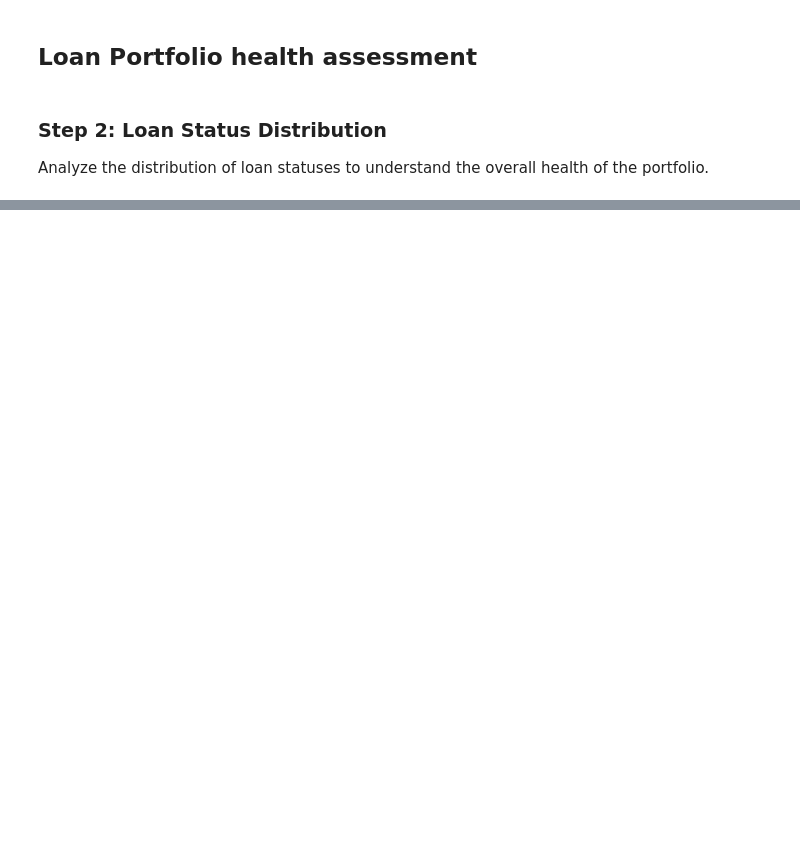
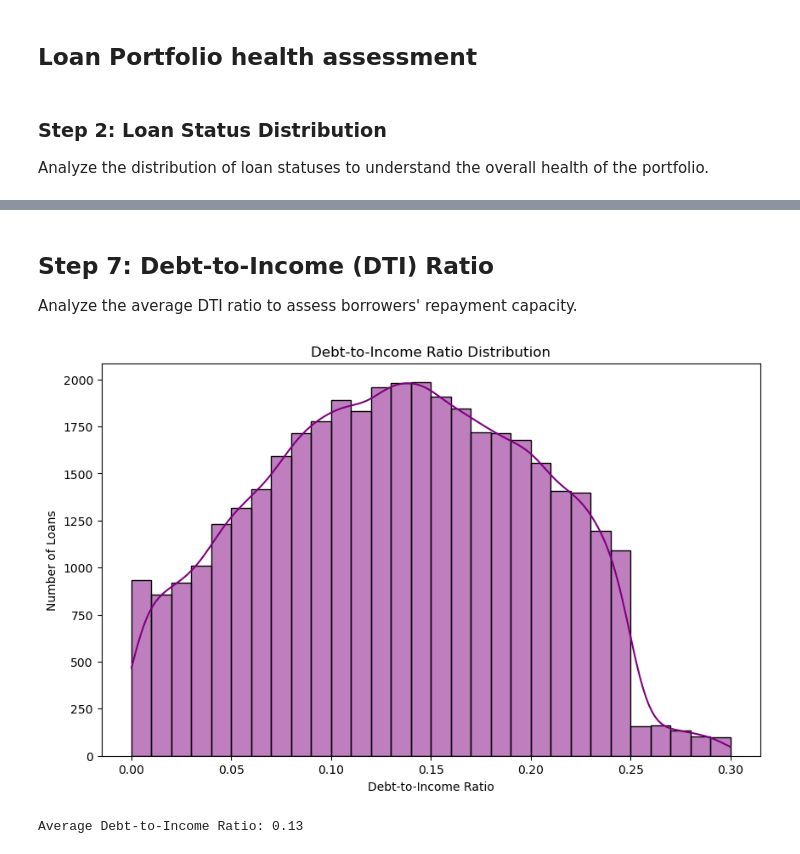
Before and after one commit to noe2019/Smart-Lending, a Jupyter notebook: Notebooks/EDA.ipynb, the cells around one changed output, grey strips where cells are left out. Cells and saved outputs as stored; diff of their text form; code cells hidden in the pictures; blank space fills up the shorter version.

```diff
--- a/Notebooks/EDA.ipynb
+++ b/Notebooks/EDA.ipynb
@@ -310,0 +447,19 @@ Name: count, dtype: int64
+# %% [markdown]
+## Step 7: Debt-to-Income (DTI) Ratio
+Analyze the average DTI ratio to assess borrowers' repayment capacity.
+# %%
+# Plot DTI ratio distribution
+plt.figure(figsize=(10, 6))
+sns.histplot(df['dti'], bins=30, kde=True, color='purple')
+plt.title('Debt-to-Income Ratio Distribution')
+plt.xlabel('Debt-to-Income Ratio')
+plt.ylabel('Number of Loans')
+plt.show()
+
+# Calculate average DTI ratio
+average_dti = df['dti'].mean()
+
+print(f"Average Debt-to-Income Ratio: {average_dti:.2f}")
+# %% [output]
+[figure, added]
+Average Debt-to-Income Ratio: 0.13
```
Also changed, not shown: parts of 16 cells of this notebook, 8 other files.
